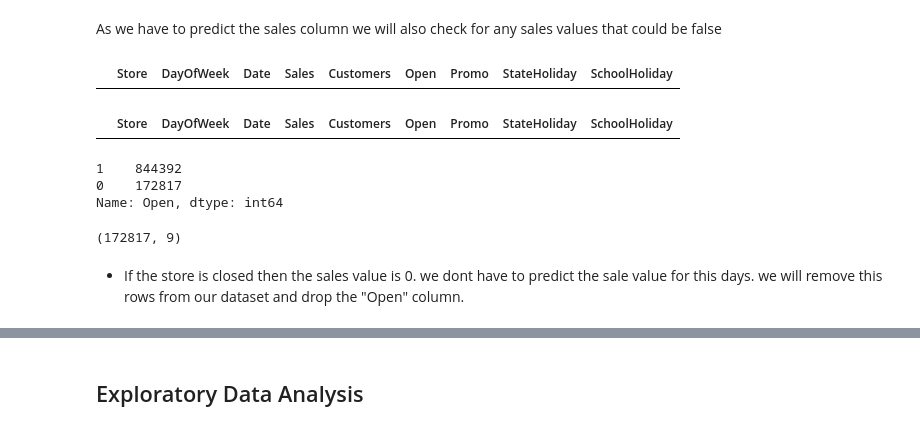
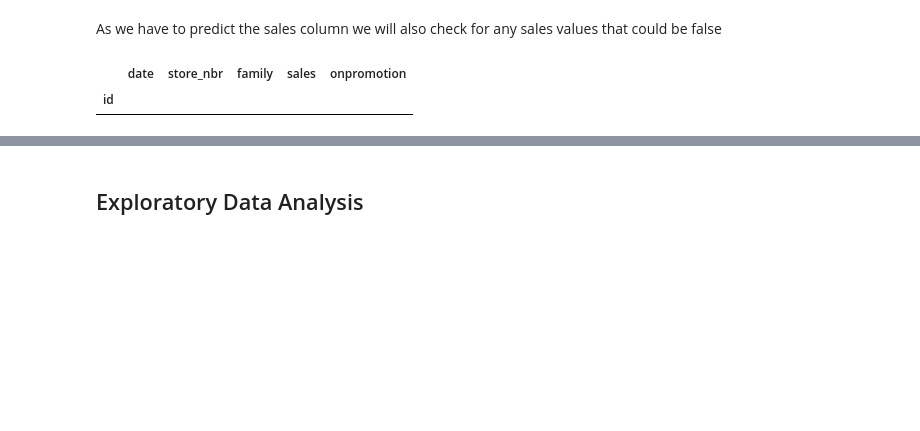
Before and after one commit to vasanthsai26/Corp-favorita-store-sales-Time-Series-Forecasting, a Jupyter notebook: corporacion_favorita_store_sales.ipynb, the cells around one changed output, grey strips where cells are left out. Cells and saved outputs as stored; diff of their text form; code cells hidden in the pictures; blank space fills up the shorter version.

```diff
--- a/corporacion_favorita_store_sales.ipynb
+++ b/corporacion_favorita_store_sales.ipynb
@@ -143,8 +145,8 @@ os.listdir('store-sales-time-series-forecasting')
 # %%
-train_df = pd.read_csv('./store-sales-time-series-forecasting/train.csv')
-test_df = pd.read_csv('./store-sales-time-series-forecasting/test.csv')
+train_df = pd.read_csv('./store-sales-time-series-forecasting/train.csv',index_col=["id"],parse_dates=["date"])
+test_df = pd.read_csv('./store-sales-time-series-forecasting/test.csv',index_col=["id"],parse_dates=["date"])
 stores_df = pd.read_csv('./store-sales-time-series-forecasting/stores.csv')
-holidays_df = pd.read_csv('./store-sales-time-series-forecasting/holidays_events.csv')
-transactions_df = pd.read_csv('./store-sales-time-series-forecasting/transactions.csv')
-oil_df = pd.read_csv('./store-sales-time-series-forecasting/oil.csv')
+holidays_df = pd.read_csv('./store-sales-time-series-forecasting/holidays_events.csv',parse_dates=["date"])
+transactions_df = pd.read_csv('./store-sales-time-series-forecasting/transactions.csv',parse_dates=["date"])
+oil_df = pd.read_csv('./store-sales-time-series-forecasting/oil.csv',parse_dates=["date"])
 sample_sub_df = pd.read_csv('./store-sales-time-series-forecasting/sample_submission.csv')
@@ -199,0 +212,6 @@ msno.matrix(train_df);
+# %%
+family_dict = {}
+for i in list(train_df.family.unique()):
+    family_dict[i] =  i.replace(" ","_")
+train_df["family"] = train_df["family"].replace(family_dict)
+train_df.family.unique()
@@ -349,4 +397,0 @@ memory usage: 19.2+ KB
-# %%
-## merging the train data with the store data on store_nbr
-train_df = pd.merge(train_df,stores_df,how="left",on="store_nbr")
-train_df.head()
@@ -474,28 +504,8 @@ sales_df["Date"].min(),sales_df["Date"].max()
 As we have to predict the sales column we will also check for any sales values that could be false
 # %%
 ### Will Check sales is less than 0 for any day
-negative_sale_filt = sales_df['Sales'] < 0
-sales_df[negative_sale_filt]
+negative_sale_filt = train_df['sales'] < 0
+train_df[negative_sale_filt]
 # %% [output]
-|  | Store | DayOfWeek | Date | Sales | Customers | Open | Promo | StateHoliday | SchoolHoliday |
+|  | date | store_nbr | family | sales | onpromotion |
+| id |  |  |  |  |  |
-# %%
-### If store is closed and there is sale
-is_closed = sales_df['Open'] == 0
-is_sale = sales_df['Sales'] > 0
-sales_df[is_closed & is_sale]
-# %% [output]
-|  | Store | DayOfWeek | Date | Sales | Customers | Open | Promo | StateHoliday | SchoolHoliday |
-# %%
-# Closed Stores
-sales_df['Open'].value_counts()
-# %% [output]
-1    844392
-0    172817
-Name: Open, dtype: int64
-# %%
-# If store is closed and Sales is also 0.
-sales_df[(sales_df['Open'] == 0) & (sales_df['Sales']==0)].shape
-# %% [output]
-(172817, 9)
-# %% [markdown]
-- If the store is closed then the sales value is 0. we dont have to predict the sale value for this days. we will remove this rows from our dataset and drop the "Open" column.
```
Also changed, not shown: parts of 128 cells of this notebook.
